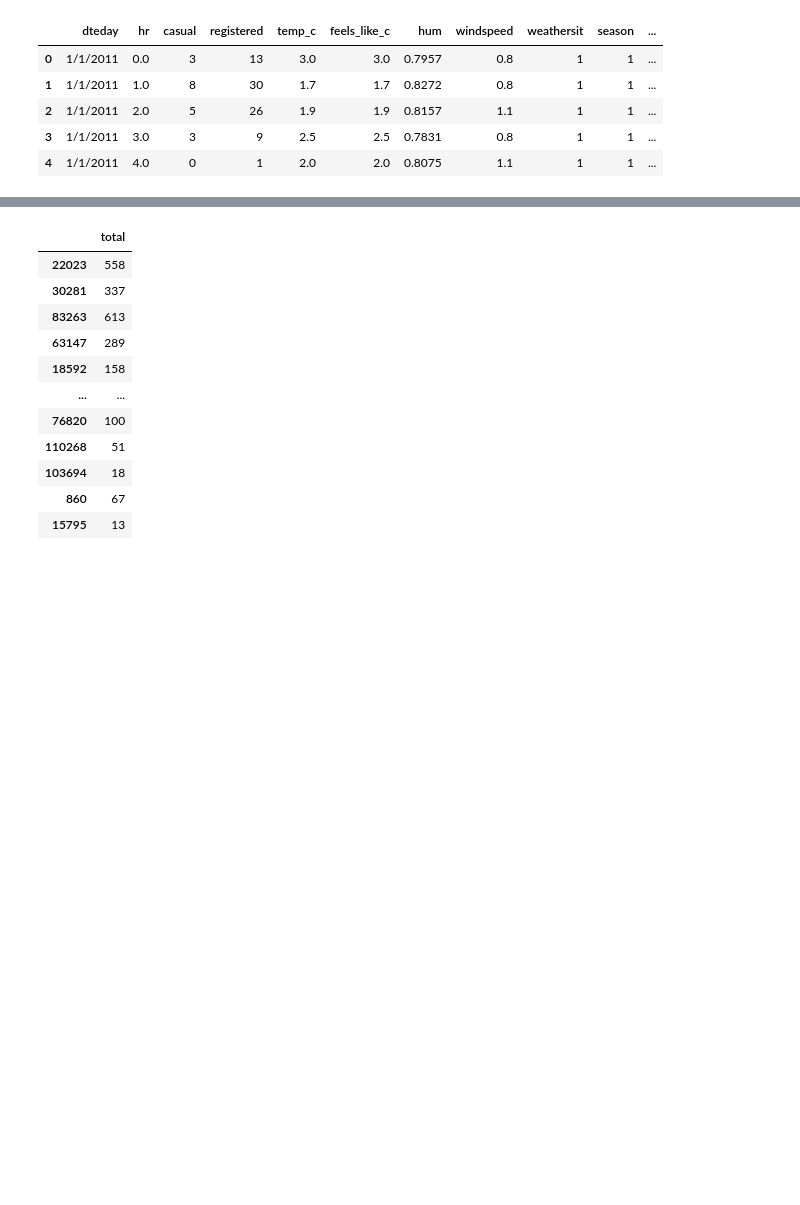
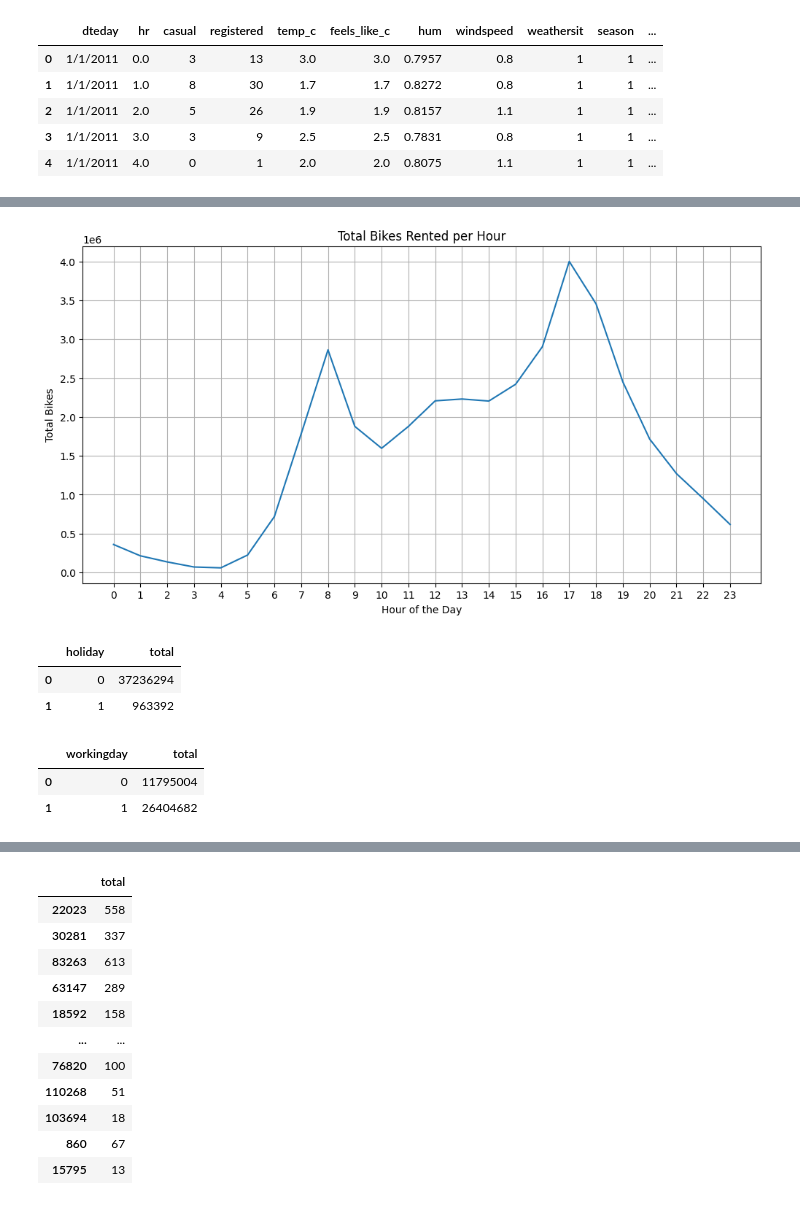
Before and after one commit to levi-wj/bike_case_study, a Jupyter notebook: notebooks/starter_bikes_Josh.ipynb, the cells around one changed output, grey strips where cells are left out. Drawn from its saved outputs; the diff is of its cells as text; code cells hidden in the pictures; blank space fills up the shorter version.

```diff
--- a/notebooks/starter_bikes_Josh.ipynb
+++ b/notebooks/starter_bikes_Josh.ipynb
@@ -79,0 +114,36 @@ bikes
+# %%
+# prompt: graph showing most popular times to use bikes
+
+import matplotlib.pyplot as plt
+
+# Group the data by hour and sum the 'total' column
+bikes_by_hour = bikes.groupby('hr')['total'].sum().reset_index()
+
+# Create the plot
+plt.figure(figsize=(12, 6))
+plt.plot(bikes_by_hour['hr'], bikes_by_hour['total'])
+
+plt.xlabel('Hour of the Day')
+plt.ylabel('Total Bikes')
+plt.title('Total Bikes Rented per Hour')
+plt.xticks(range(0, 24))  # Ensure all hours are shown on the x-axis
+plt.grid(True)
+plt.show()
+# %% [output]
+[figure, added]
+# %%
+holiday = bikes.groupby(['holiday'])['total'].sum().reset_index()
+
+holiday
+# %% [output]
+|  | holiday | total |
+| 0 | 0 | 37236294 |
+| 1 | 1 | 963392 |
+# %%
+working_day = bikes.groupby(['workingday'])['total'].sum().reset_index()
+
+working_day
+# %% [output]
+|  | workingday | total |
+| 0 | 0 | 11795004 |
+| 1 | 1 | 26404682 |
```
Also changed, not shown: parts of 17 cells of this notebook.
